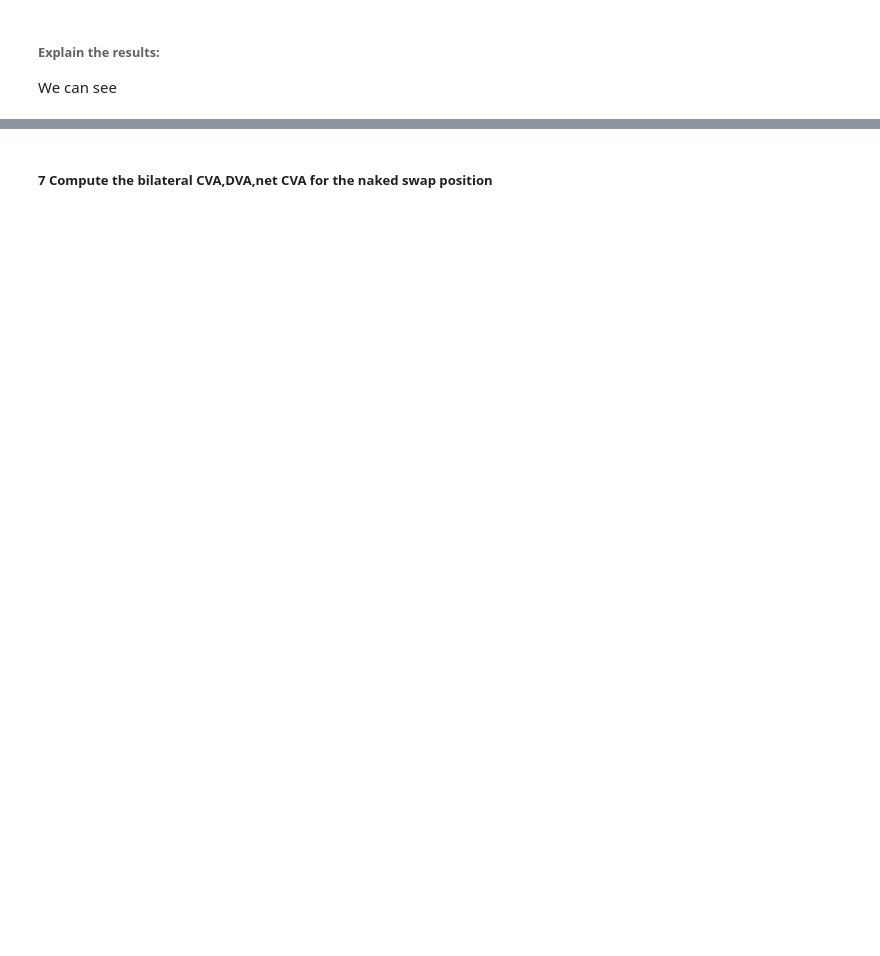
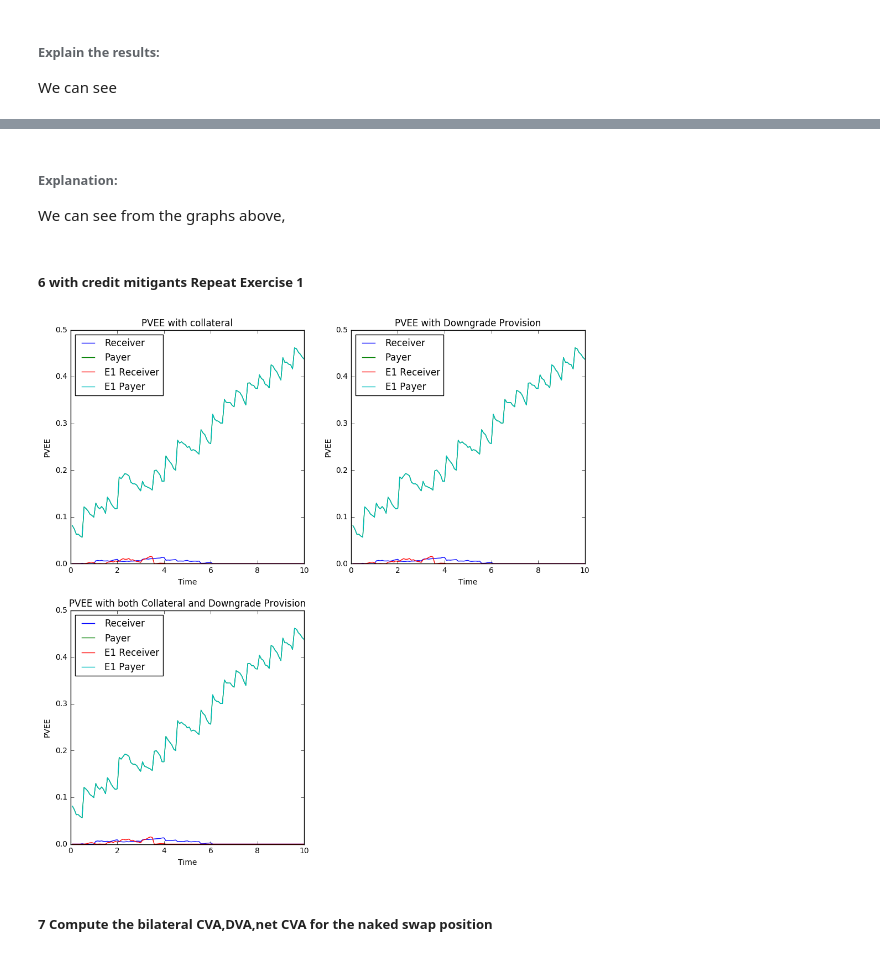
Before and after one commit to lejingxu/CVA_IMM_RegulationProject, a Jupyter notebook: Regulation_Project_Group_4-Copy1.ipynb, the cells around one changed output, grey strips where cells are left out. Saved outputs shown, nothing was run; the diff lists cells and outputs as text; code cells hidden in the pictures; blank space fills up the shorter version.

```diff
--- a/Regulation_Project_Group_4-Copy1.ipynb
+++ b/Regulation_Project_Group_4-Copy1.ipynb
@@ -252,3 +316,61 @@ We can see
+# %% [markdown]
+###### Explanation:
+We can see from the graphs above,
+# %% [markdown]
+##### 6 with credit mitigants Repeat Exercise 1
+# %%
+## a) with collateral
+switch_collateral = True
+collateral = 5000000.
+PVEE_payer_col,EE_payer_col = calculatePVEE(lbdaCs,P_OISs,X_Cs,prices_payer,switch_collateral,switch_downProv,collateral,D)
+PVEE_receiver_col,EE_receiver_col = calculatePVEE(lbdaCs,P_OISs,X_Cs,prices_receiver,switch_collateral,switch_downProv,collateral,D)
+#print "Payer",PVEE_payer
+#print "Receiver",PVEE_receiver
+
+plt.figure(figsize=[12,12])
+plt.subplot(2,2,1)
+plt.plot(ts,PVEE_receiver_col,ts,PVEE_payer_col,ts,PVEE_receiver,ts,PVEE_payer)
+plt.xlabel('Time')
+plt.ylabel('PVEE')
+plt.title('PVEE with collateral')
+plt.legend(['Receiver','Payer','E1 Receiver','E1 Payer'],loc='best')
+
+
+## b) with termination
+switch_collateral = False
+collateral = 0
+switch_downProv = True
+D = 0.0375
+PVEE_payer_down,EE_payer_down = calculatePVEE(lbdaCs,P_OISs,X_Cs,prices_payer,switch_collateral,switch_downProv,collateral,D)
+PVEE_receiver_down,EE_receiver_down = calculatePVEE(lbdaCs,P_OISs,X_Cs,prices_receiver,switch_collateral,switch_downProv,collateral,D)
+#print "Payer",PVEE_payer
+#print "Receiver",PVEE_receiver
+
+
+plt.subplot(2,2,2)
+plt.plot(ts,PVEE_receiver_down,ts,PVEE_payer_down,ts,PVEE_receiver,ts,PVEE_payer)
+plt.xlabel('Time')
+plt.ylabel('PVEE')
+plt.title('PVEE with Downgrade Provision')
+plt.legend(['Receiver','Payer','E1 Receiver','E1 Payer'],loc='best')
+
+## c) with both collateral and termination
+switch_collateral = True
+collateral = 5000000.
+PVEE_payer_both,EE_payer_both = calculatePVEE(lbdaCs,P_OISs,X_Cs,prices_payer,switch_collateral,switch_downProv,collateral,D)
+PVEE_receiver_both,EE_receiver_both = calculatePVEE(lbdaCs,P_OISs,X_Cs,prices_receiver,switch_collateral,switch_downProv,collateral,D)
+#print "Payer",PVEE_payer
+#print "Receiver",PVEE_receiver
+
+plt.subplot(2,2,3)
+plt.plot(ts,PVEE_receiver_both,ts,PVEE_payer_both,ts,PVEE_receiver,ts,PVEE_payer)
+plt.xlabel('Time')
+plt.ylabel('PVEE')
+plt.title('PVEE with both Collateral and Downgrade Provision')
+plt.legend(['Receiver','Payer','E1 Receiver','E1 Payer'],loc='best')
+plt.show()
+# %% [output]
+[figure, added]
 # %% [markdown]
 ##### 7 Compute the bilateral CVA,DVA,net CVA for the naked swap position
 # %%
```
Also changed, not shown: parts of 14 cells of this notebook, 1 other file.
